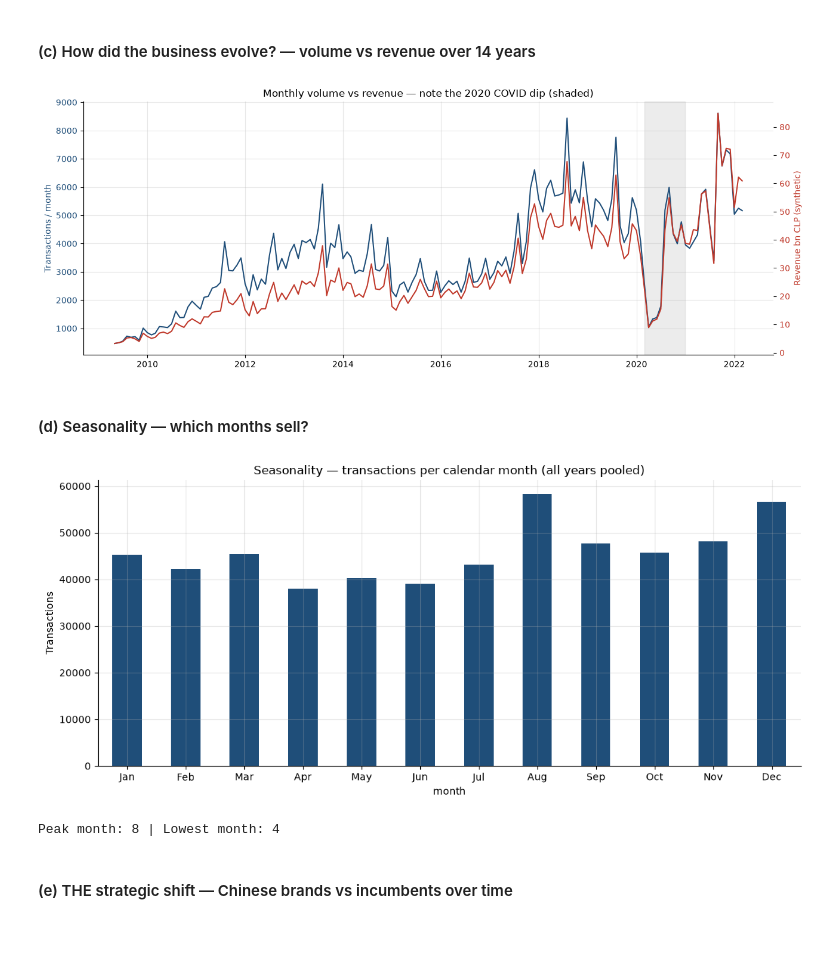
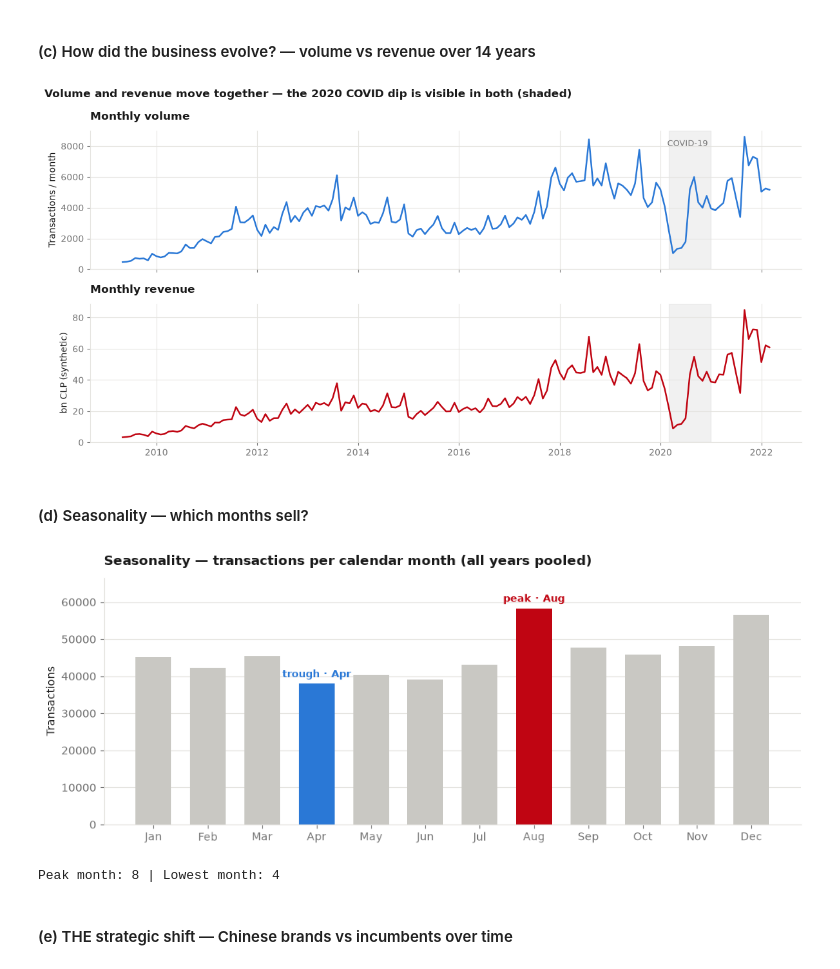
Before and after one commit to Bato21/Derco-Chile-Sales, a Jupyter notebook: notebooks/BI2026_FinalProject.ipynb, the cells around one changed output. Drawn from its saved outputs; the diff is of its cells as text; code cells hidden in the pictures; blank space fills up the shorter version.

```diff
--- a/notebooks/BI2026_FinalProject.ipynb
+++ b/notebooks/BI2026_FinalProject.ipynb
@@ -274,8 +295,21 @@ share = (brand / brand.sum() * 100).round(1)
 brand_summary = pd.DataFrame({'transactions': brand, 'share_%': share})
 display(brand_summary)
 
-ax = brand.sort_values().plot(kind='barh', color=DERCO_BLUE)
-ax.set_title('Transactions by brand, 2009-2022'); ax.set_xlabel('Transactions')
+# Colour carries the strategic split (Chinese vs incumbent), not the bar's own rank —
+# bar length already encodes volume, so the hue is free to encode brand origin.
+origin_of = df.drop_duplicates('marca').set_index('marca').brand_origin
+plot_order = brand.sort_values()
+colors = [RED if origin_of[m] == 'Chinese' else BLUE for m in plot_order.index]
+
+fig, ax = plt.subplots(figsize=(9, 4.6))
+ax.barh(plot_order.index, plot_order.values, color=colors, height=.62)
+for name, v in plot_order.items():                      # direct labels: the value is readable without the axis
+    ax.text(v + brand.max() * .012, name, f'{share[name]:.1f}%', va='center', color=MUTED, fontsize=9)
+ax.set_title('Transactions by brand, 2009–2022')
+ax.set_xlabel('Transactions'); ax.set_xlim(0, brand.max() * 1.12)
+ax.grid(axis='y', visible=False)
+ax.legend(handles=[Patch(facecolor=RED, label='Chinese brand'),
+                   Patch(facecolor=BLUE, label='Incumbent brand')], loc='lower right')
 plt.tight_layout(); plt.show()
 # %% [output]
 |  | transactions | share_% |
@@ -310,31 +368,49 @@ Name: count, dtype: int64
 #### (c) How did the business evolve? — volume vs revenue over 14 years
 # %%
 df['year_month'] = df.fecha_transaccion.dt.to_period('M').dt.to_timestamp()
-monthly = df.groupby('year_month').agg(transactions=('encrypt_rut','size'),
-                                       revenue=('precio_de_lista_synt','sum'))
+monthly = df.groupby('year_month').agg(transactions=('encrypt_rut', 'size'),
+                                       revenue=('precio_de_lista_synt', 'sum'))
 
-fig, ax1 = plt.subplots(figsize=(13, 5))
-ax1.plot(monthly.index, monthly.transactions, color=DERCO_BLUE, label='Transactions')
-ax1.set_ylabel('Transactions / month', color=DERCO_BLUE); ax1.tick_params(axis='y', labelcolor=DERCO_BLUE)
-ax2 = ax1.twinx(); ax2.grid(False)
-ax2.plot(monthly.index, monthly.revenue/1e9, color=DERCO_RED, label='Revenue (bn CLP)')
-ax2.set_ylabel('Revenue bn CLP (synthetic)', color=DERCO_RED); ax2.tick_params(axis='y', labelcolor=DERCO_RED)
-ax1.axvspan(pd.Timestamp('2020-03-01'), pd.Timestamp('2020-12-31'), color='grey', alpha=0.15)
-plt.title('Monthly volume vs revenue — note the 2020 COVID dip (shaded)')
+# Two measures on two different scales get two panels sharing one x-axis — never two y-axes
+# on one plot, which would invent a correlation by arbitrarily aligning the scales.
+fig, (a1, a2) = plt.subplots(2, 1, figsize=(12, 6), sharex=True)
+a1.plot(monthly.index, monthly.transactions, color=BLUE, linewidth=1.8)
+a1.set_ylabel('Transactions / month'); a1.set_title('Monthly volume')
+a2.plot(monthly.index, monthly.revenue / 1e9, color=RED, linewidth=1.8)
+a2.set_ylabel('bn CLP (synthetic)'); a2.set_title('Monthly revenue')
+for a in (a1, a2):
+    a.axvspan(pd.Timestamp('2020-03-01'), pd.Timestamp('2020-12-31'), color=MUTED, alpha=.10, zorder=0)
+    a.set_ylim(bottom=0)
+a1.annotate('COVID-19', xy=(pd.Timestamp('2020-07-15'), monthly.transactions.max() * .93),
+            ha='center', color=MUTED, fontsize=9)
+fig.suptitle('Volume and revenue move together — the 2020 COVID dip is visible in both (shaded)',
+             x=.008, ha='left', fontsize=12, fontweight='bold')
 plt.tight_layout(); plt.show()
 # %% [output]
-[figure, old version]
+[figure, new version]
 # %% [markdown]
 #### (d) Seasonality — which months sell?
 # %%
 seasonal = df.groupby('month').size()
-ax = seasonal.plot(kind='bar', color=DERCO_BLUE)
+MONTHS = ['Jan','Feb','Mar','Apr','May','Jun','Jul','Aug','Sep','Oct','Nov','Dec']
+peak, trough = int(seasonal.idxmax()), int(seasonal.idxmin())
+
+# One series, so one colour — with the peak and the trough highlighted, because those two
+# months are the only actionable part of the chart.
+colors = [RED if m == peak else (BLUE if m == trough else '#c9c8c3') for m in seasonal.index]
+fig, ax = plt.subplots(figsize=(10, 4))
+ax.bar(MONTHS, seasonal.values, color=colors, width=.66)
 ax.set_title('Seasonality — transactions per calendar month (all years pooled)')
-ax.set_xticklabels(['Jan','Feb','Mar','Apr','May','Jun','Jul','Aug','Sep','Oct','Nov','Dec'], rotation=0)
-ax.set_ylabel('Transactions'); plt.tight_layout(); plt.show()
-print('Peak month:', seasonal.idxmax(), '| Lowest month:', seasonal.idxmin())
+ax.set_ylabel('Transactions'); ax.grid(axis='x', visible=False)
+ax.annotate(f'peak · {MONTHS[peak-1]}', xy=(peak - 1, seasonal.max()), xytext=(0, 6),
+            textcoords='offset points', ha='center', color=RED, fontweight='bold', fontsize=9)
+ax.annotate(f'trough · {MONTHS[trough-1]}', xy=(trough - 1, seasonal.min()), xytext=(0, 6),
+            textcoords='offset points', ha='center', color=BLUE, fontweight='bold', fontsize=9)
+ax.margins(y=.14)
+plt.tight_layout(); plt.show()
+print('Peak month:', peak, '| Lowest month:', trough)
 # %% [output]
-[figure, old version]
+[figure, new version]
 Peak month: 8 | Lowest month: 4
 # %% [markdown]
 #### (e) THE strategic shift — Chinese brands vs incumbents over time
```
Also changed, not shown: parts of 20 cells of this notebook, 10 other files.
